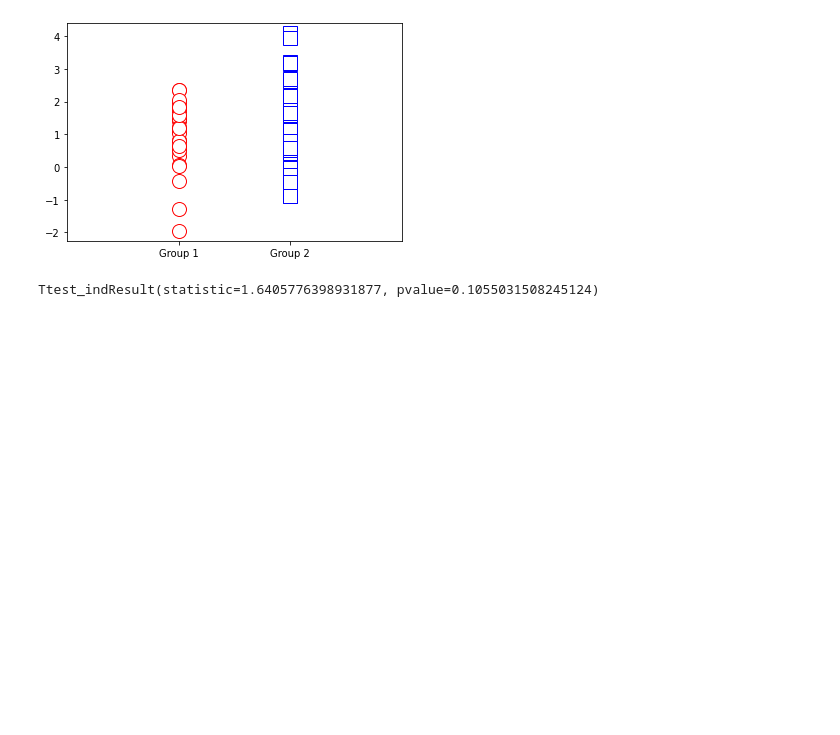
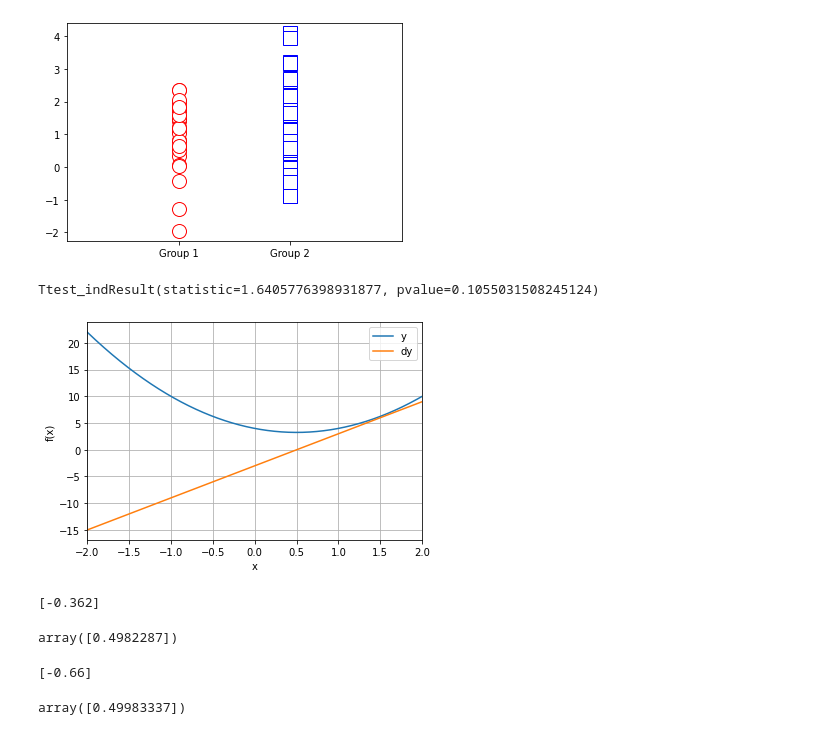
Before and after one commit to hamednasr/PyTorch, a Jupyter notebook: Untitled.ipynb, the cells around one changed output. Cells and saved outputs as stored; diff of their text form; code cells hidden in the pictures; blank space fills up the shorter version.

```diff
--- a/Untitled.ipynb
+++ b/Untitled.ipynb
@@ -228,3 +228,63 @@ plt.show()
 stats.ttest_ind(data2,data1)
 # %% [output]
 Ttest_indResult(statistic=1.6405776398931877, pvalue=0.1055031508245124)
+# %%
+# function (as a function)
+def fx(x):
+  return 3*x**2 - 3*x + 4
+
+# derivative function
+def deriv(x):
+  return 6*x - 3
+# %%
+# plot the function and its derivative
+
+# define a range for x
+x = np.linspace(-2,2,2001)
+
+# plotting
+plt.plot(x,fx(x), x,deriv(x))
+plt.xlim(x[[0,-1]])
+plt.grid()
+plt.xlabel('x')
+plt.ylabel('f(x)')
+plt.legend(['y','dy'])
+plt.show()
+# %% [output]
+[figure, added]
+# %%
+# random starting point
+localmin = np.random.choice(x,1)
+print(localmin)
+
+# learning parameters
+learning_rate = 0.01
+training_epochs = 100
+
+# run through training
+for i in range(training_epochs):
+  grad = deriv(localmin)
+  localmin = localmin - learning_rate*grad
+
+localmin
+# %% [output]
+[-0.362]
+array([0.4982287])
+# %%
+# random starting point
+localmin = np.random.choice(x,1)
+print(localmin)
+
+# learning parameters
+learning_rate = 0.01
+
+grad = deriv(localmin)
+# run through training
+while abs(grad)>0.001:
+    localmin = localmin -  learning_rate*grad
+    grad = deriv(localmin)
+
+localmin
+# %% [output]
+[-0.66]
+array([0.49983337])
```
Also changed, not shown: parts of 11 cells of this notebook.
